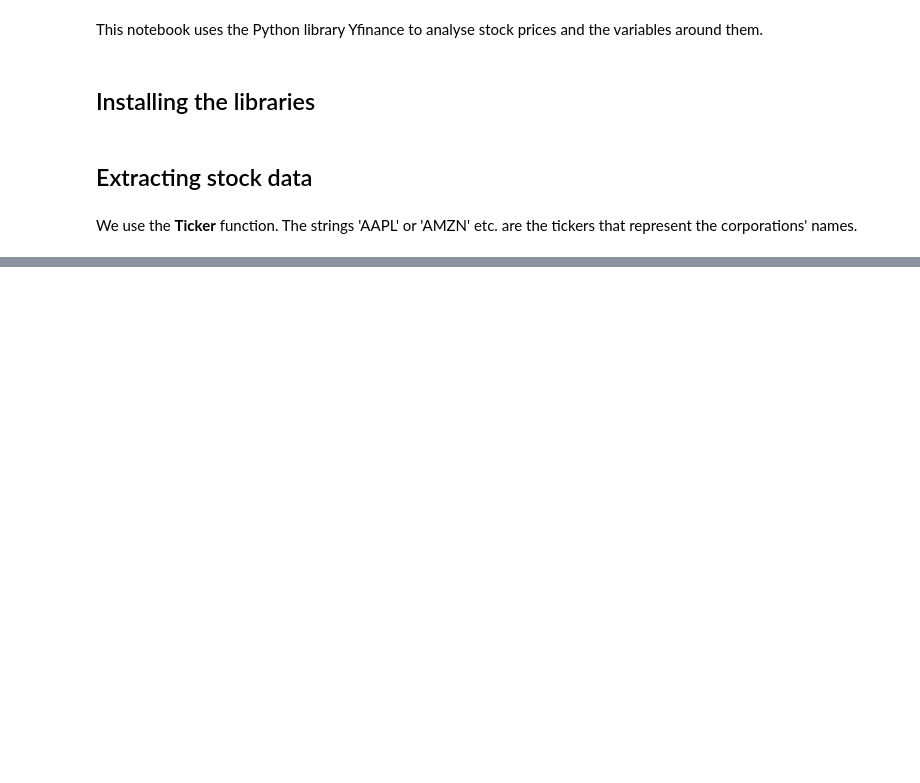
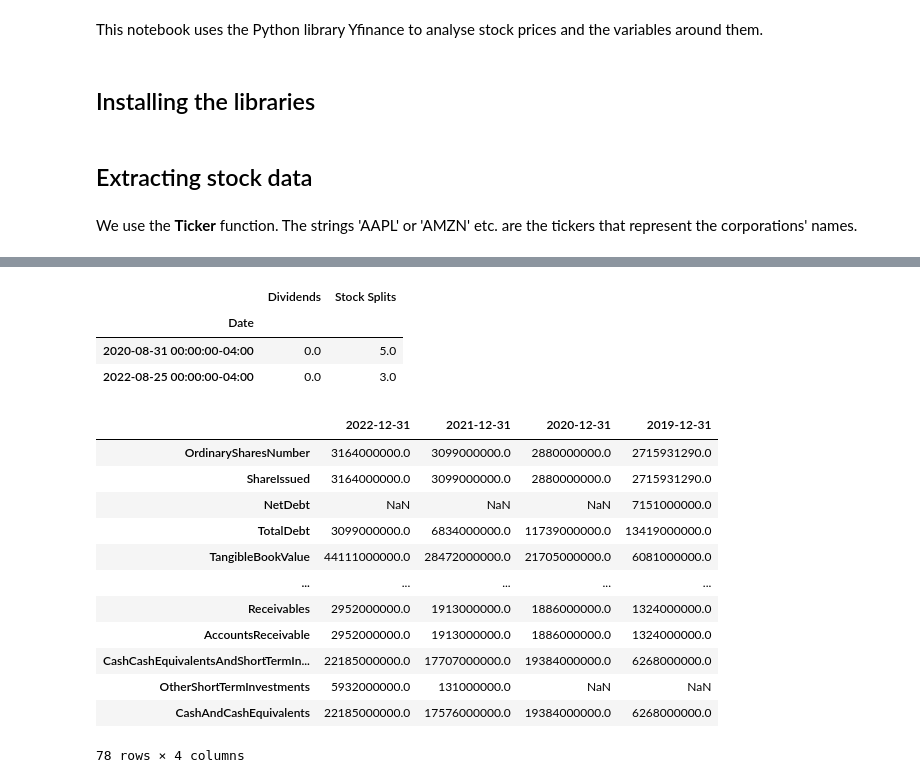
Before and after one commit to EdgarPoeAllan/Stock-prices, a Jupyter notebook: Stock--prices.ipynb, the cells around one changed output, grey strips where cells are left out. Saved outputs shown, nothing was run; the diff lists cells and outputs as text; code cells hidden in the pictures; blank space fills up the shorter version.

```diff
--- a/Stock--prices.ipynb
+++ b/Stock--prices.ipynb
@@ -54,0 +68,7 @@ SPX: No price data found, symbol may be delisted (period=6mo)
+# %%
+tesla.get_actions()
+# %% [output]
+|  | Dividends | Stock Splits |
+| Date |  |  |
+| 2020-08-31 00:00:00-04:00 | 0.0 | 5.0 |
+| 2022-08-25 00:00:00-04:00 | 0.0 | 3.0 |
@@ -54,0 +77,16 @@ SPX: No price data found, symbol may be delisted (period=6mo)
+# %%
+tesla.get_balance_sheet()
+# %% [output]
+|  | 2022-12-31 | 2021-12-31 | 2020-12-31 | 2019-12-31 |
+| OrdinarySharesNumber | 3164000000.0 | 3099000000.0 | 2880000000.0 | 2715931290.0 |
+| ShareIssued | 3164000000.0 | 3099000000.0 | 2880000000.0 | 2715931290.0 |
+| NetDebt | NaN | NaN | NaN | 7151000000.0 |
+| TotalDebt | 3099000000.0 | 6834000000.0 | 11739000000.0 | 13419000000.0 |
+| TangibleBookValue | 44111000000.0 | 28472000000.0 | 21705000000.0 | 6081000000.0 |
+| ... | ... | ... | ... | ... |
+| Receivables | 2952000000.0 | 1913000000.0 | 1886000000.0 | 1324000000.0 |
+| AccountsReceivable | 2952000000.0 | 1913000000.0 | 1886000000.0 | 1324000000.0 |
+| CashCashEquivalentsAndShortTermIn... | 22185000000.0 | 17707000000.0 | 19384000000.0 | 6268000000.0 |
+| OtherShortTermInvestments | 5932000000.0 | 131000000.0 | NaN | NaN |
+| CashAndCashEquivalents | 22185000000.0 | 17576000000.0 | 19384000000.0 | 6268000000.0 |
+78 rows × 4 columns
```
Also changed, not shown: parts of 15 cells of this notebook.
